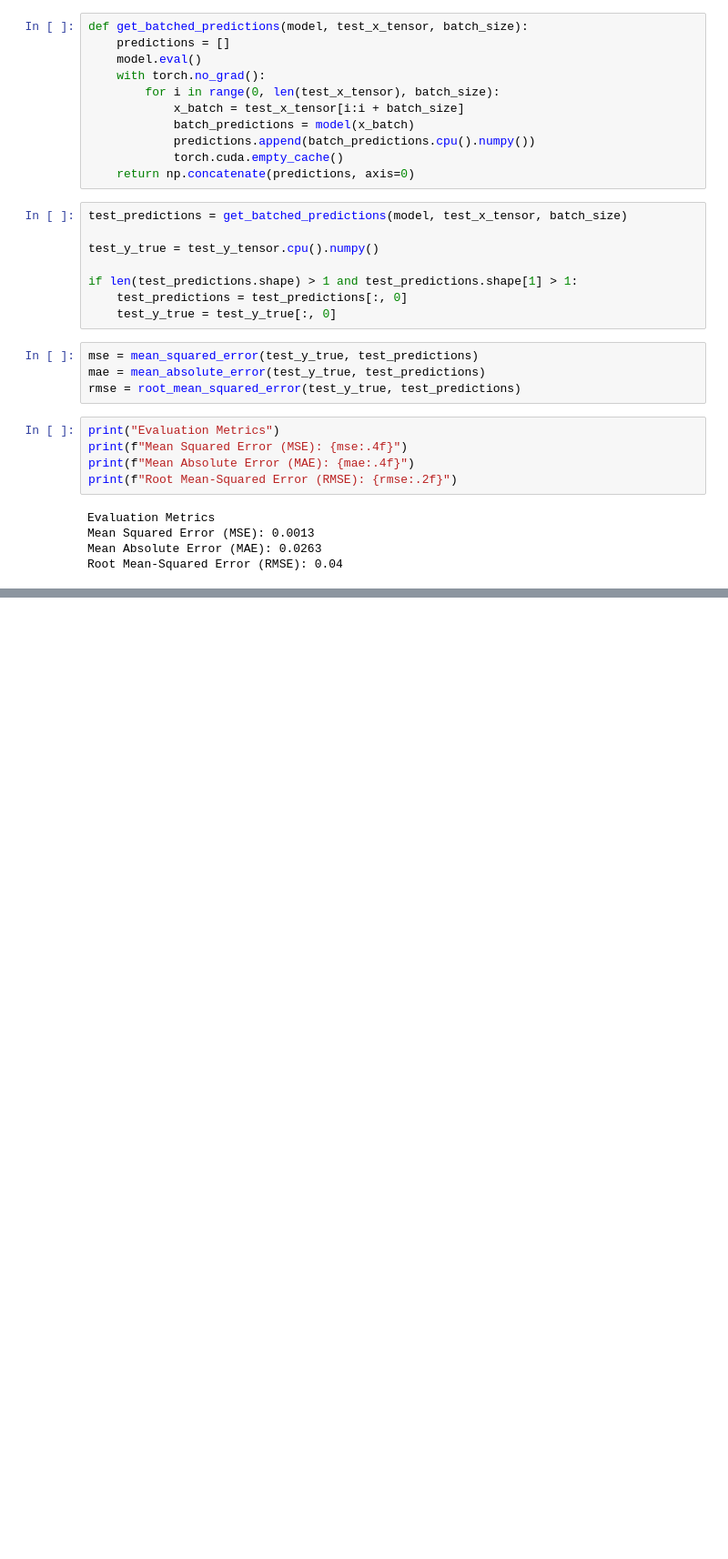
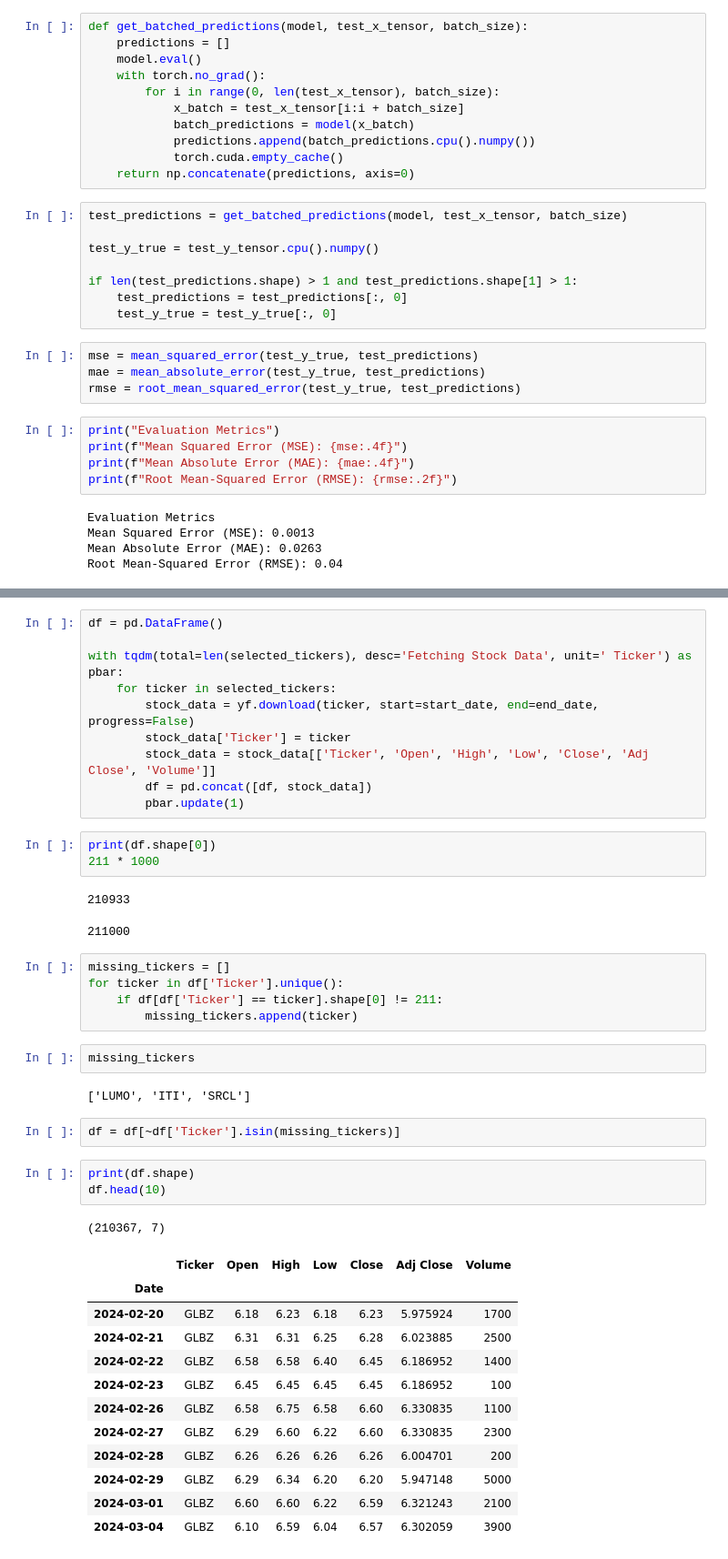
Before and after one commit to Shahmir675/OptiTrade, a Jupyter notebook: LSTM.ipynb, the cells around one changed output, grey strips where cells are left out. Shown at 91% size. Cells and saved outputs as stored; diff of their text form; blank space fills up the shorter version.

```diff
--- a/LSTM.ipynb
+++ b/LSTM.ipynb
@@ -221,0 +250,44 @@ Root Mean-Squared Error (RMSE): 0.04
+# %%
+df = pd.DataFrame()
+
+with tqdm(total=len(selected_tickers), desc='Fetching Stock Data', unit=' Ticker') as pbar:
+    for ticker in selected_tickers:
+        stock_data = yf.download(ticker, start=start_date, end=end_date, progress=False)
+        stock_data['Ticker'] = ticker
+        stock_data = stock_data[['Ticker', 'Open', 'High', 'Low', 'Close', 'Adj Close', 'Volume']]
+        df = pd.concat([df, stock_data])
+        pbar.update(1)
+# %%
+print(df.shape[0])
+211 * 1000
+# %% [output]
+210933
+211000
+# %%
+missing_tickers = []
+for ticker in df['Ticker'].unique():
+    if df[df['Ticker'] == ticker].shape[0] != 211:
+        missing_tickers.append(ticker)
+# %%
+missing_tickers
+# %% [output]
+['LUMO', 'ITI', 'SRCL']
+# %%
+df = df[~df['Ticker'].isin(missing_tickers)]
+# %%
+print(df.shape)
+df.head(10)
+# %% [output]
+(210367, 7)
+|  | Ticker | Open | High | Low | Close | Adj Close | Volume |
+| Date |  |  |  |  |  |  |  |
+| 2024-02-20 | GLBZ | 6.18 | 6.23 | 6.18 | 6.23 | 5.975924 | 1700 |
+| 2024-02-21 | GLBZ | 6.31 | 6.31 | 6.25 | 6.28 | 6.023885 | 2500 |
+| 2024-02-22 | GLBZ | 6.58 | 6.58 | 6.40 | 6.45 | 6.186952 | 1400 |
+| 2024-02-23 | GLBZ | 6.45 | 6.45 | 6.45 | 6.45 | 6.186952 | 100 |
+| 2024-02-26 | GLBZ | 6.58 | 6.75 | 6.58 | 6.60 | 6.330835 | 1100 |
+| 2024-02-27 | GLBZ | 6.29 | 6.60 | 6.22 | 6.60 | 6.330835 | 2300 |
+| 2024-02-28 | GLBZ | 6.26 | 6.26 | 6.26 | 6.26 | 6.004701 | 200 |
+| 2024-02-29 | GLBZ | 6.29 | 6.34 | 6.20 | 6.20 | 5.947148 | 5000 |
+| 2024-03-01 | GLBZ | 6.60 | 6.60 | 6.22 | 6.59 | 6.321243 | 2100 |
+| 2024-03-04 | GLBZ | 6.10 | 6.59 | 6.04 | 6.57 | 6.302059 | 3900 |
```
Also changed, not shown: parts of 25 cells of this notebook.
